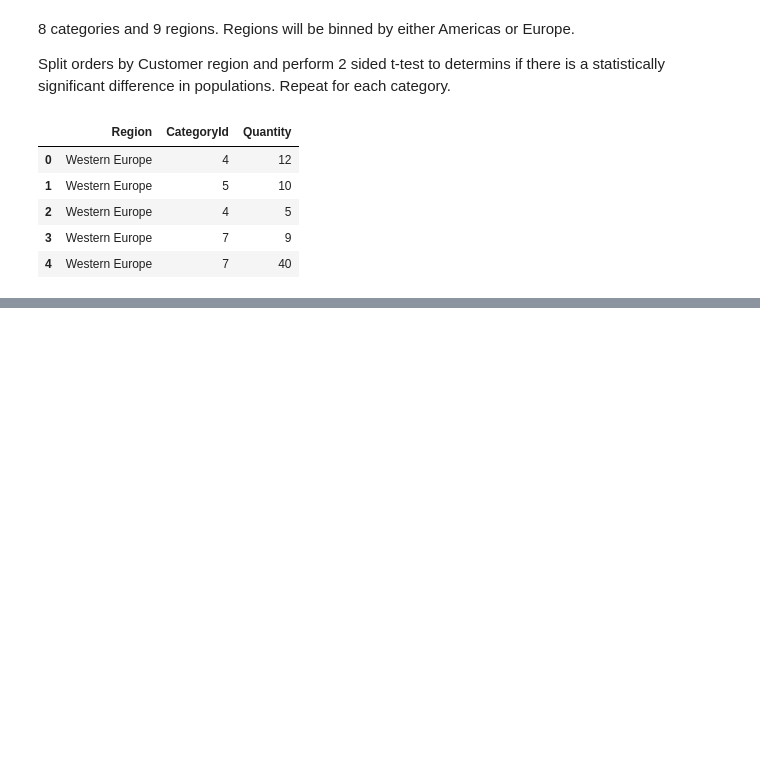
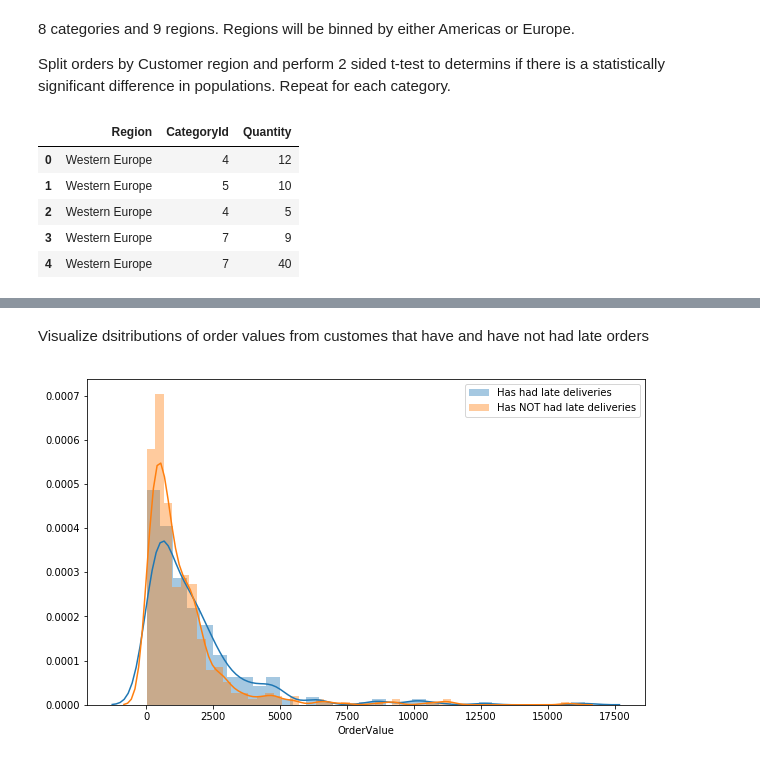
Before and after one commit to ktzioumis/Northwind-Traders, a Jupyter notebook: Project2.ipynb, the cells around one changed output, grey strips where cells are left out. Saved outputs shown, nothing was run; the diff lists cells and outputs as text; code cells hidden in the pictures; blank space fills up the shorter version.

```diff
--- a/Project2.ipynb
+++ b/Project2.ipynb
@@ -324,0 +526,3 @@ USEU=df.drop(columns='Region')
+# %%
+ov_sum=order_val.groupby('OrderId').OrderValue.sum()
+ov_sum.head()
@@ -324,0 +537,2 @@ USEU=df.drop(columns='Region')
+# %%
+df['OrderValue']=ov_sum
@@ -324,0 +549,3 @@ USEU=df.drop(columns='Region')
+# %%
+had_late=df.loc[df['Late/Early'].dt.days>0].CustomerId.unique()
+had_late
@@ -324,0 +560,3 @@ USEU=df.drop(columns='Region')
+# %%
+df['HadLate']=df.CustomerId.isin(had_late)
+df.head()
@@ -324,0 +571,10 @@ USEU=df.drop(columns='Region')
+# %% [markdown]
+Visualize dsitributions of order values from customes that have and have not had late orders
+# %%
+plt.figure(figsize=(10,6))
+sns.distplot(df.loc[df.HadLate==True]['OrderValue'],label='Has had late deliveries')
+sns.distplot(df.loc[df.HadLate==False]['OrderValue'], label='Has NOT had late deliveries')
+plt.legend()
+plt.show()
+# %% [output]
+[figure, added]
```
Also changed, not shown: parts of 45 cells of this notebook.
